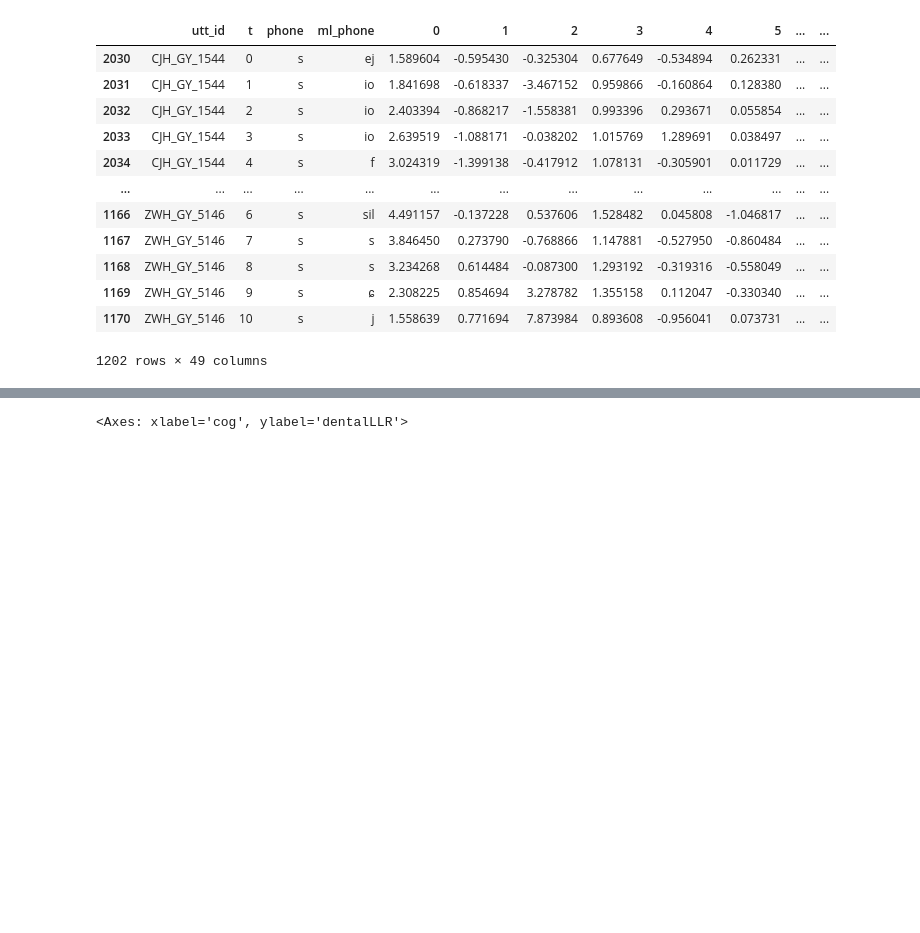
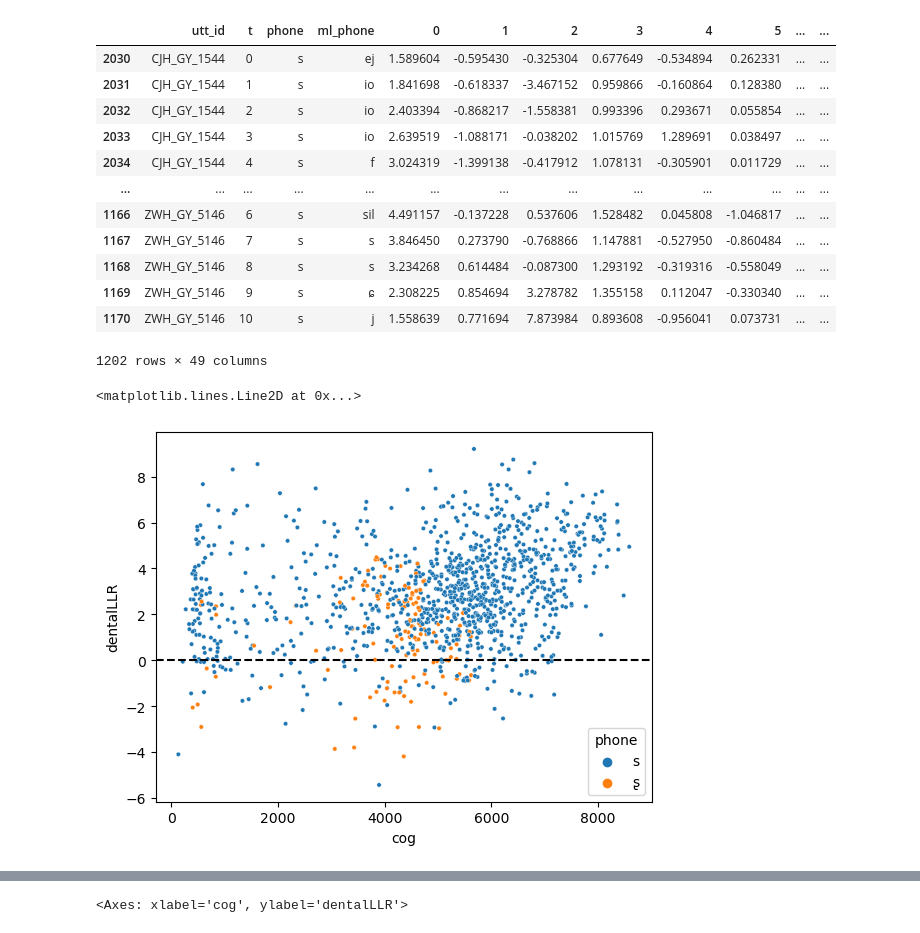
Before and after one commit to seantyh/weave, a Jupyter notebook: etc/60.19-shehui/40-compare-cog.ipynb, the cells around one changed output, grey strips where cells are left out. Drawn from its saved outputs; the diff is of its cells as text; code cells hidden in the pictures; blank space fills up the shorter version.

```diff
--- a/etc/60.19-shehui/40-compare-cog.ipynb
+++ b/etc/60.19-shehui/40-compare-cog.ipynb
@@ -125,6 +127,14 @@ fa_merged_df
 | 1169 | ZWH_GY_5146 | 9 | s | ɕ | 2.308225 | 0.854694 | 3.278782 | 1.355158 | 0.112047 | -0.330340 | ... | ... |
 | 1170 | ZWH_GY_5146 | 10 | s | j | 1.558639 | 0.771694 | 7.873984 | 0.893608 | -0.956041 | 0.073731 | ... | ... |
 1202 rows × 49 columns
+# %%
+sns.scatterplot(x="cog", y="dentalLLR",
+                hue="phone",
+                data=fa_merged_df, s=10)
+plt.axhline(0, color="k", linestyle="--")
+# %% [output]
+<matplotlib.lines.Line2D at 0x...>
+[figure, added]
 # %%
 sns.scatterplot(x="cog", y="dentalLLR",
                 hue="phone",
```
Also changed, not shown: parts of 2 cells of this notebook, 2 other files.
